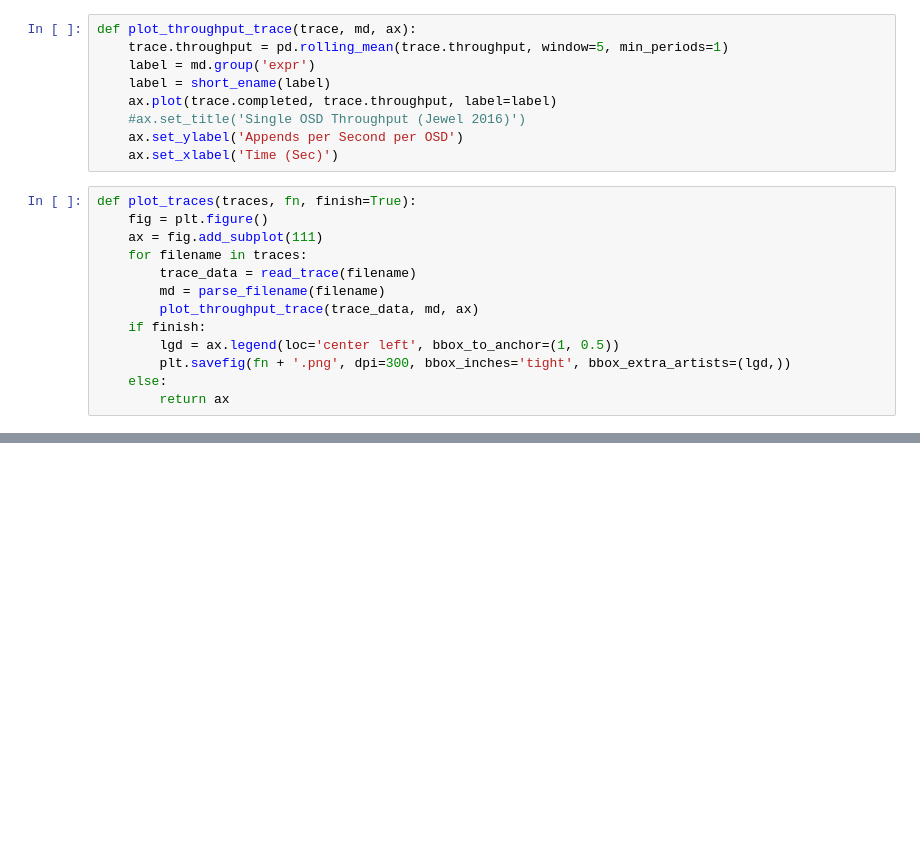
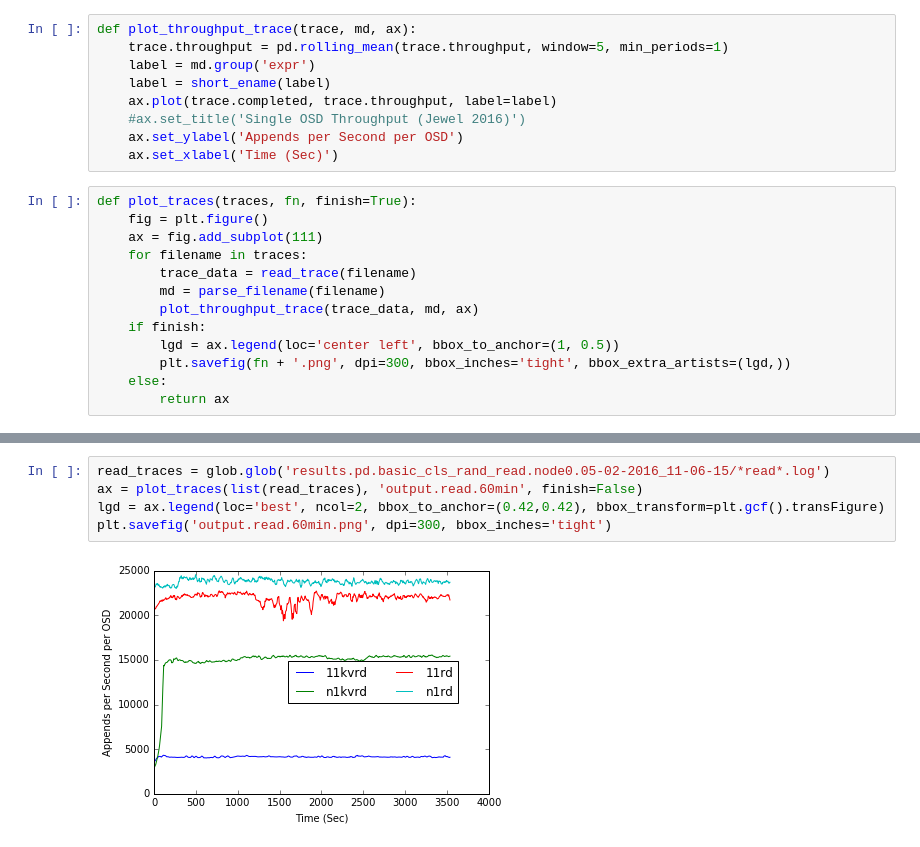
Before and after one commit to michaelsevilla/zlog-popper, a Jupyter notebook: experiments/basic-cls-rand-read/visualize.ipynb, the cells around one changed output, grey strips where cells are left out. Cells and saved outputs as stored; diff of their text form; blank space fills up the shorter version.

Commit message:
expr: add 4k read/write results
Signed-off-by: Noah Watkins <noahwatkins@gmail.com>

```diff
--- a/experiments/basic-cls-rand-read/visualize.ipynb
+++ b/experiments/basic-cls-rand-read/visualize.ipynb
@@ -93,0 +94,7 @@ plot_traces(list(write_traces), 'output.write.60min')
+# %%
+read_traces = glob.glob('results.pd.basic_cls_rand_read.node0.05-02-2016_11-06-15/*read*.log')
+ax = plot_traces(list(read_traces), 'output.read.60min', finish=False)
+lgd = ax.legend(loc='best', ncol=2, bbox_to_anchor=(0.42,0.42), bbox_transform=plt.gcf().transFigure)
+plt.savefig('output.read.60min.png', dpi=300, bbox_inches='tight')
+# %% [output]
+[figure, added]
```
Also changed, not shown: parts of 4 cells of this notebook.
